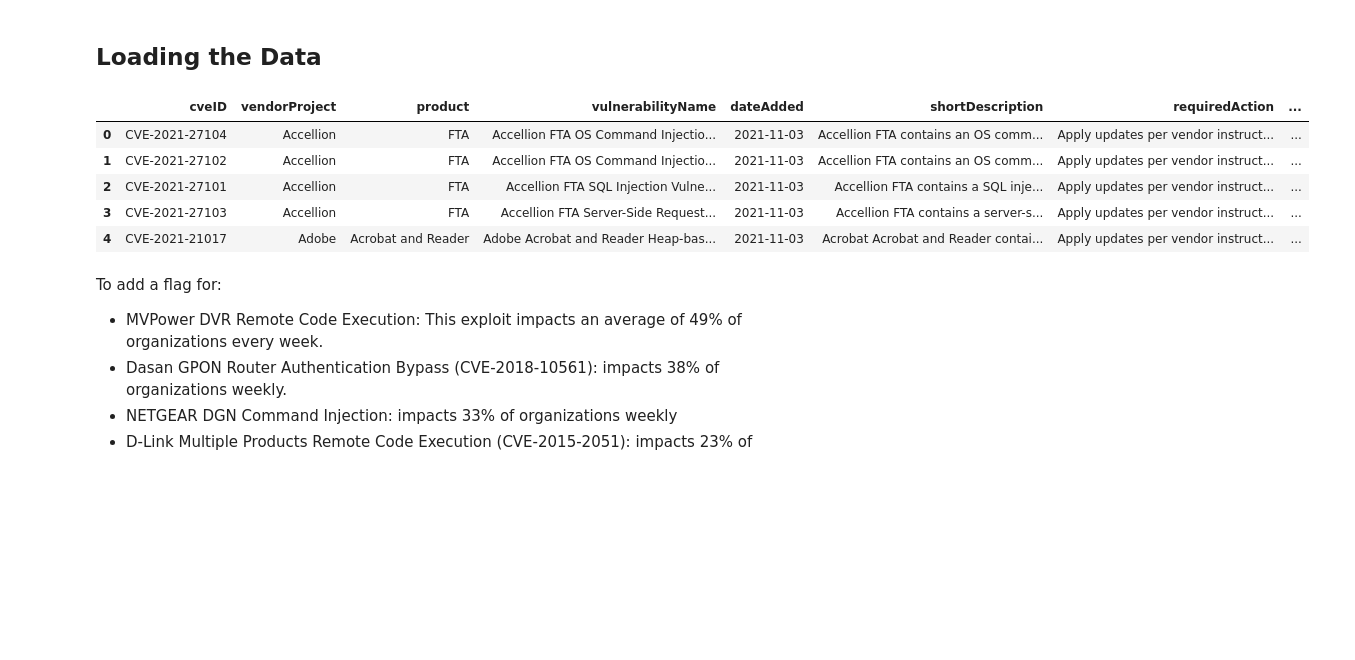
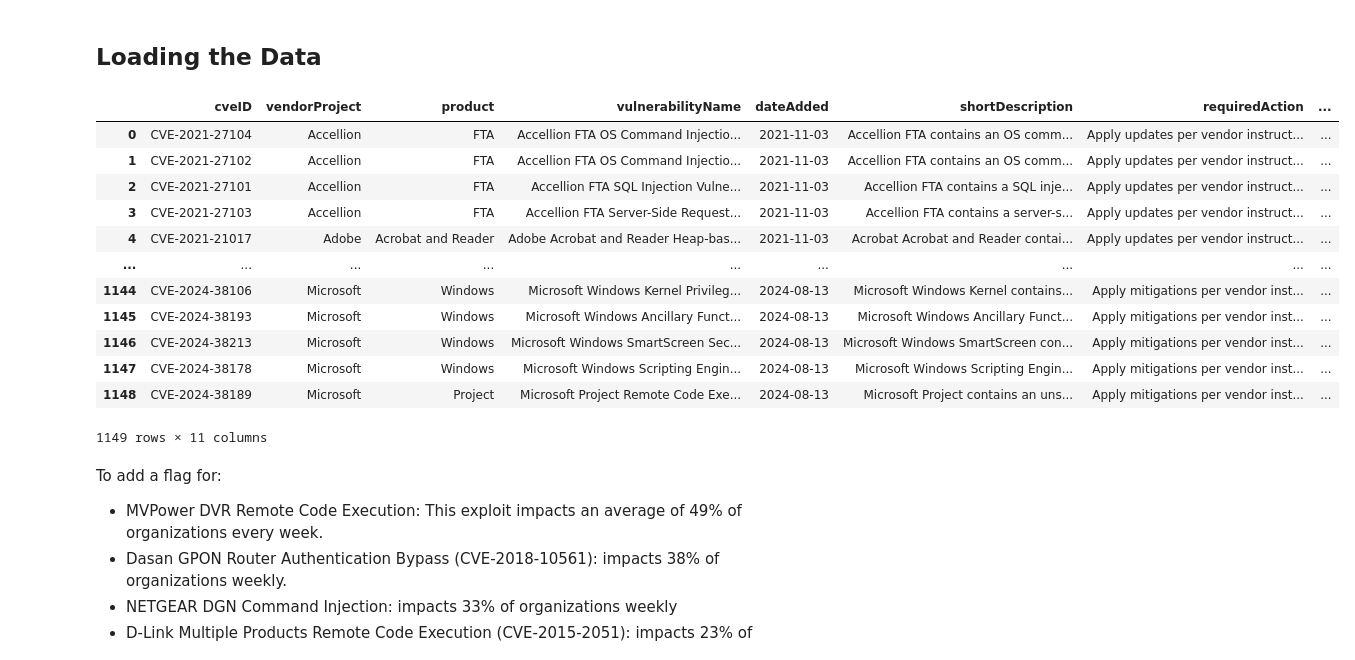
Before and after one commit to JBrocklyAnderson/practice-project, a Jupyter notebook: notebooks/CISA_Known_Vulnerabilities_EDA.ipynb, the cells around one changed output. Drawn from its saved outputs; the diff is of its cells as text; code cells hidden in the pictures; blank space fills up the shorter version.

```diff
--- a/notebooks/CISA_Known_Vulnerabilities_EDA.ipynb
+++ b/notebooks/CISA_Known_Vulnerabilities_EDA.ipynb
@@ -10,15 +10,21 @@ import re
 ## Loading the Data
 # %%
 df = pd.read_csv('../data/cisa_known_exploited_vulnerabilities.csv')
-df.head()
-# print(len(df))
+df
 # %% [output]
 |  | cveID | vendorProject | product | vulnerabilityName | dateAdded | shortDescription | requiredAction | ... |
 | 0 | CVE-2021-27104 | Accellion | FTA | Accellion FTA OS Command Injectio... | 2021-11-03 | Accellion FTA contains an OS comm... | Apply updates per vendor instruct... | ... |
 | 1 | CVE-2021-27102 | Accellion | FTA | Accellion FTA OS Command Injectio... | 2021-11-03 | Accellion FTA contains an OS comm... | Apply updates per vendor instruct... | ... |
 | 2 | CVE-2021-27101 | Accellion | FTA | Accellion FTA SQL Injection Vulne... | 2021-11-03 | Accellion FTA contains a SQL inje... | Apply updates per vendor instruct... | ... |
 | 3 | CVE-2021-27103 | Accellion | FTA | Accellion FTA Server-Side Request... | 2021-11-03 | Accellion FTA contains a server-s... | Apply updates per vendor instruct... | ... |
 | 4 | CVE-2021-21017 | Adobe | Acrobat and Reader | Adobe Acrobat and Reader Heap-bas... | 2021-11-03 | Acrobat Acrobat and Reader contai... | Apply updates per vendor instruct... | ... |
+| ... | ... | ... | ... | ... | ... | ... | ... | ... |
+| 1144 | CVE-2024-38106 | Microsoft | Windows | Microsoft Windows Kernel Privileg... | 2024-08-13 | Microsoft Windows Kernel contains... | Apply mitigations per vendor inst... | ... |
+| 1145 | CVE-2024-38193 | Microsoft | Windows | Microsoft Windows Ancillary Funct... | 2024-08-13 | Microsoft Windows Ancillary Funct... | Apply mitigations per vendor inst... | ... |
+| 1146 | CVE-2024-38213 | Microsoft | Windows | Microsoft Windows SmartScreen Sec... | 2024-08-13 | Microsoft Windows SmartScreen con... | Apply mitigations per vendor inst... | ... |
+| 1147 | CVE-2024-38178 | Microsoft | Windows | Microsoft Windows Scripting Engin... | 2024-08-13 | Microsoft Windows Scripting Engin... | Apply mitigations per vendor inst... | ... |
+| 1148 | CVE-2024-38189 | Microsoft | Project | Microsoft Project Remote Code Exe... | 2024-08-13 | Microsoft Project contains an uns... | Apply mitigations per vendor inst... | ... |
+1149 rows × 11 columns
 # %% [markdown]
 To add a flag for:
 
```
Also changed, not shown: 9 other files.
